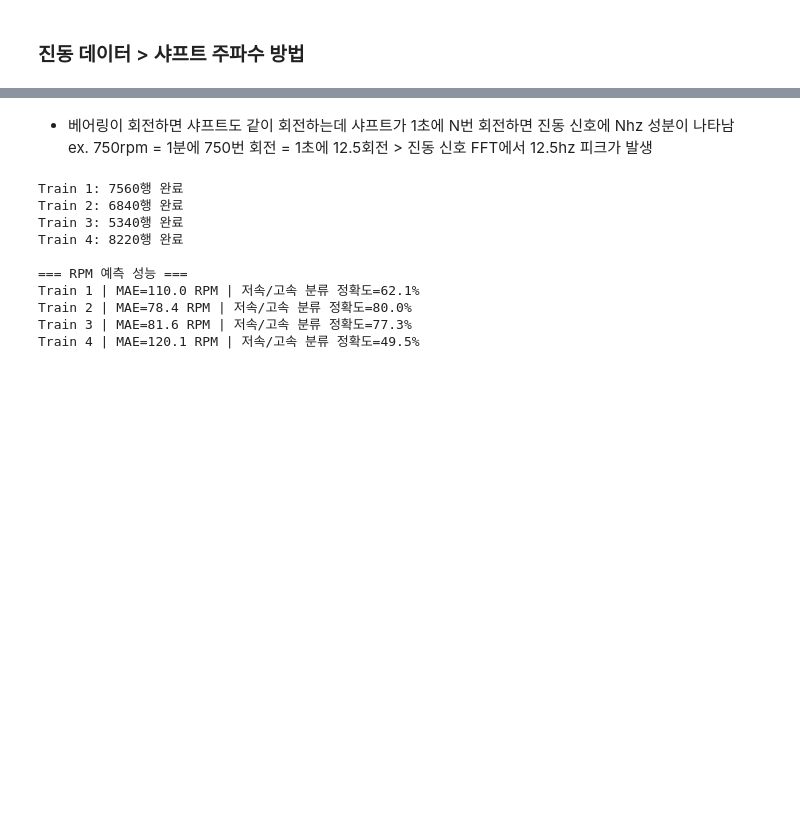
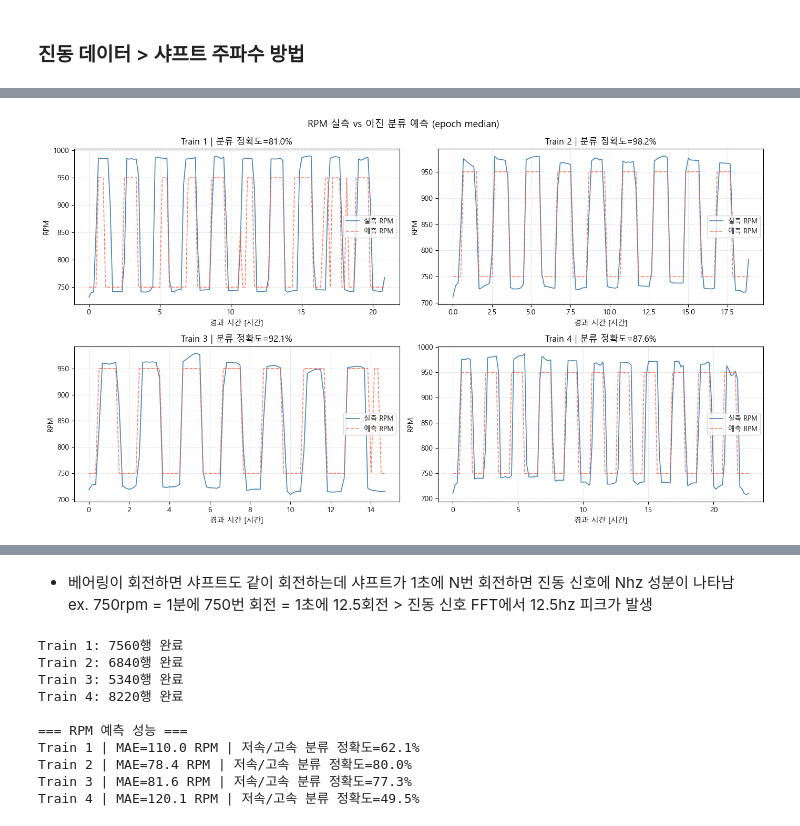
Before and after one commit to gmlwlswls/PHM_bearingRUL, a Jupyter notebook: notebooks/03_RPM_prediction.ipynb, the cells around one changed output, grey strips where cells are left out. Drawn from its saved outputs; the diff is of its cells as text; code cells hidden in the pictures; blank space fills up the shorter version.

Commit message:
RPM_Prediction(Train/Test)

```diff
--- a/notebooks/03_RPM_prediction.ipynb
+++ b/notebooks/03_RPM_prediction.ipynb
@@ -232,0 +343,20 @@ Train 4: 8220행 저장 → ../data/Train/Train4_vibration_featured.csv
+# %%
+## 실행
+
+# Step 1. RPM 이진 분류 모델 학습
+rpm_model = train_rpm_classifier()
+
+# Step 2. Train 요약 CSV 생성
+print('\n=== Train 요약 CSV 생성 ===')
+train_dfs = {}
+for t in [1, 2, 3, 4]:
+    train_dfs[t] = build_train_summary(t, rpm_model)
+
+# ── 피처 목록 확인 ────────────────────────────────────────────
+print('\n=== 최종 피처 목록 ===')
+meta_cols = ['epoch', 'window', 't_abs', 'rpm_pred',
+             'ttf', 'RUL', 'life_pct']
+feat_cols = [c for c in train_dfs[1].columns if c not in meta_cols]
+print(f'총 {len(feat_cols)}개')
+for c in feat_cols:
+    print(f'  {c}')
@@ -232,0 +381,64 @@ Train 4: 8220행 저장 → ../data/Train/Train4_vibration_featured.csv
+# %%
+def plot_rpm_comparison():
+    fig, axes = plt.subplots(2, 2, figsize=(14, 8))
+    fig.suptitle('RPM 실측 vs 이진 분류 예측 (epoch median)', fontsize=13)
+
+    for idx, t in enumerate([1, 2, 3, 4]):
+        ax = axes[idx // 2][idx % 2]
+
+        # 실측 RPM (Operation CSV)
+        rpm_series = load_rpm(t)
+        rpm_actual = rpm_series.reset_index()
+        rpm_actual.columns = ['t_abs', 'rpm_actual']
+
+        # 예측 RPM (summary CSV)
+        summary_path = os.path.join(
+            TRAIN_PATH, f'Train{t}_Vibration_featured_summary.csv'
+        )
+        df_summary = pd.read_csv(summary_path)
+
+        # epoch 단위 median 집계
+        grp = df_summary.groupby('epoch').agg(
+            t_abs   =('t_abs',    'median'),
+            rpm_pred=('rpm_pred', 'median'),
+        ).reset_index().sort_values('t_abs')
+
+        # 실측 RPM을 t_abs 기준으로 매핑
+        grp['rpm_actual'] = grp['t_abs'].apply(
+            lambda t: rpm_series[
+                (rpm_series.index >= t - 300) &
+                (rpm_series.index <= t + 300)
+            ].mean() if len(rpm_series[
+                (rpm_series.index >= t - 300) &
+                (rpm_series.index <= t + 300)
+            ]) > 0 else 850.0
+        )
+
+        acc = (
+            ((grp['rpm_actual'] > 825).astype(int) ==
+             (grp['rpm_pred']   > 825).astype(int))
+            .mean() * 100
+        )
+
+        ax.plot(grp['t_abs'] / 3600, grp['rpm_actual'],
+                label='실측 RPM', linewidth=1.2, color='steelblue')
+        ax.plot(grp['t_abs'] / 3600, grp['rpm_pred'],
+                label='예측 RPM', linewidth=1.2,
+                color='tomato', linestyle='--', alpha=0.8)
+
+        ax.set_title(f'Train {t} | 분류 정확도={acc:.1f}%')
+        ax.set_xlabel('경과 시간 [시간]')
+        ax.set_ylabel('RPM')
+        ax.legend(fontsize=9)
+        ax.grid(True, linestyle='--', alpha=0.35)
+
+    plt.tight_layout()
+    plt.savefig('./output/rpm_binary_comparison.png', bbox_inches='tight')
+    plt.show()
+
+
+# ── 실행 ─────────────────────────────────────────────────────
+
+plot_rpm_comparison()
+# %% [output]
+[figure, added]
```
Also changed, not shown: parts of 14 cells of this notebook, 3 other files.
